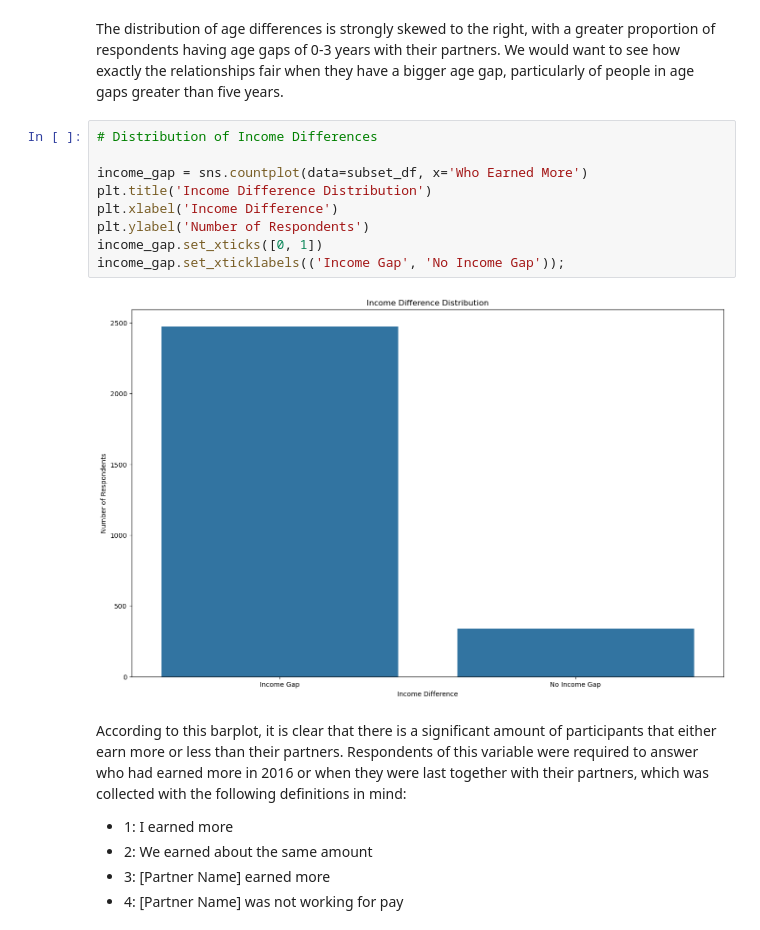
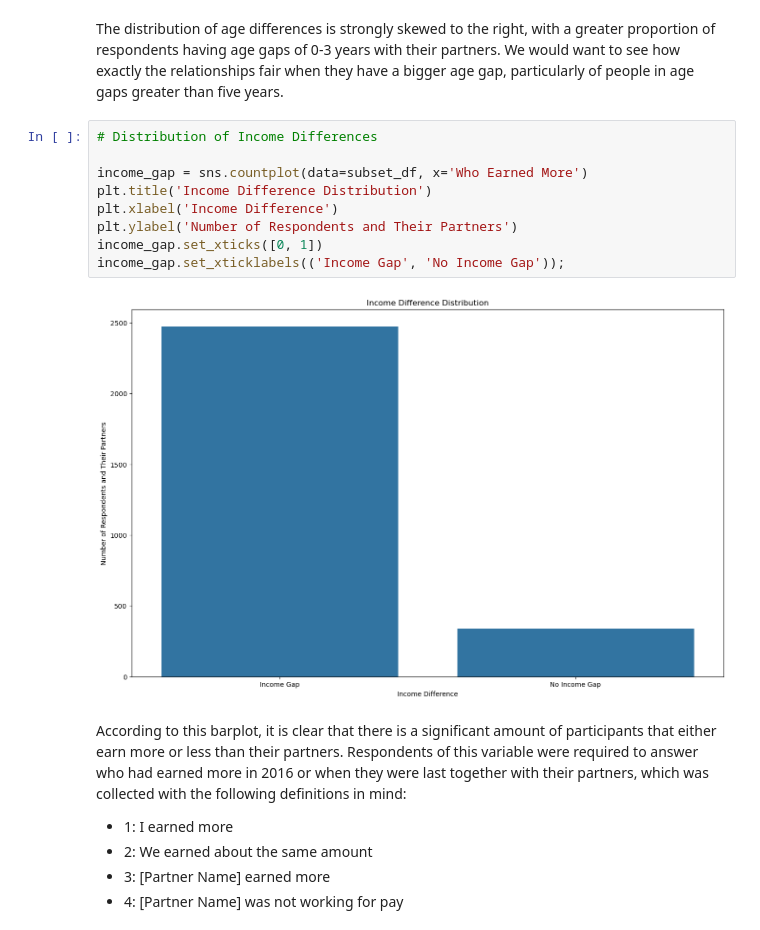
Before and after one commit to jammyegg/COGS-108-Final-Project, a Jupyter notebook: FinalProject_Group153-FA24.ipynb, the cells around one changed output. Saved outputs shown, nothing was run; the diff lists cells and outputs as text.

```diff
--- a/FinalProject_Group153-FA24.ipynb
+++ b/FinalProject_Group153-FA24.ipynb
@@ -242,14 +259,14 @@ The distribution of age differences is strongly skewed to the right, with a grea
 # %%
 # Distribution of Income Differences
 
 income_gap = sns.countplot(data=subset_df, x='Who Earned More')
 plt.title('Income Difference Distribution')
 plt.xlabel('Income Difference')
-plt.ylabel('Number of Respondents')
+plt.ylabel('Number of Respondents and Their Partners')
 income_gap.set_xticks([0, 1])
 income_gap.set_xticklabels(('Income Gap', 'No Income Gap'));
 # %% [output]
-[figure, old version]
+[figure, new version]
 # %% [markdown]
 According to this barplot, it is clear that there is a significant amount of participants that either earn more or less than their partners. Respondents of this variable were required to answer who had earned more in 2016 or when they were last together with their partners, which was collected with the following definitions in mind:
 - 1: I earned more
```
Also changed, not shown: parts of 28 cells of this notebook.
